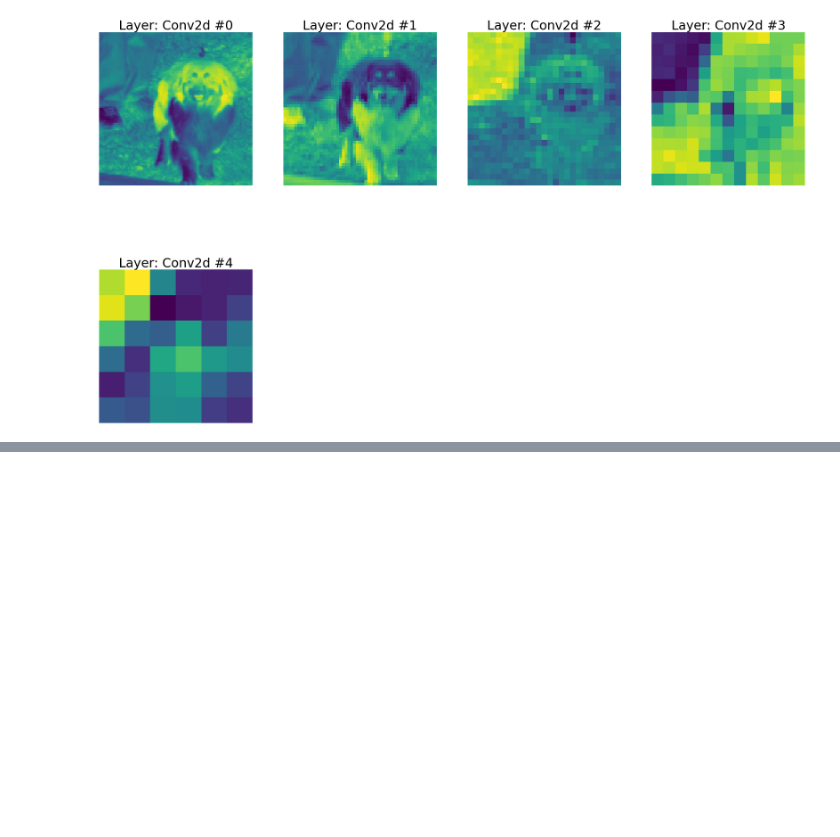
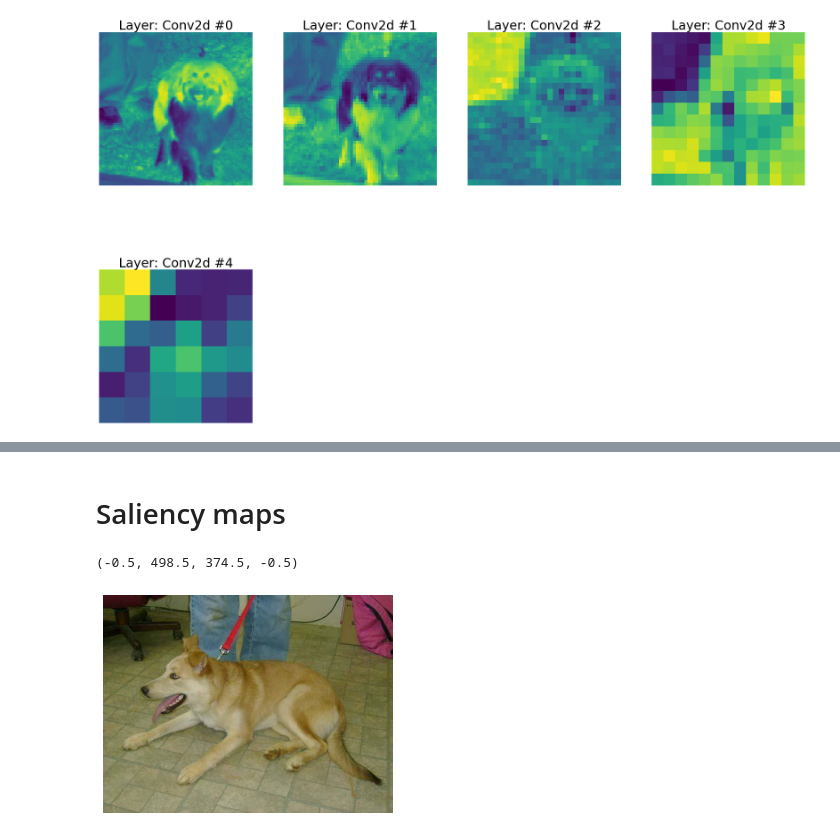
Before and after one commit to amitliron/My_AI_Exercises, a Jupyter notebook: TestCnnFeaturesExtraction/CnnFeatureExtraction.ipynb, the cells around one changed output, grey strips where cells are left out. Drawn from its saved outputs; the diff is of its cells as text; code cells hidden in the pictures; blank space fills up the shorter version.

```diff
--- a/TestCnnFeaturesExtraction/CnnFeatureExtraction.ipynb
+++ b/TestCnnFeaturesExtraction/CnnFeatureExtraction.ipynb
@@ -368,0 +354,2 @@ for i in range(len(all_processed)):
+# %% [markdown]
+# Saliency maps
@@ -368,0 +358,12 @@ for i in range(len(all_processed)):
+# %%
+from PIL import Image
+
+idx      = random.randint(0,batchSize)
+img_file = DATA_PATH + f"/Dogs/dog.{idx}.jpg"
+image    = Image.open(img_file)
+image_f  = Image.open(img_file)
+plt.imshow(image)
+plt.axis('off')
+# %% [output]
+(-0.5, 498.5, 374.5, -0.5)
+[figure, added]
```
Also changed, not shown: parts of 14 cells of this notebook.
